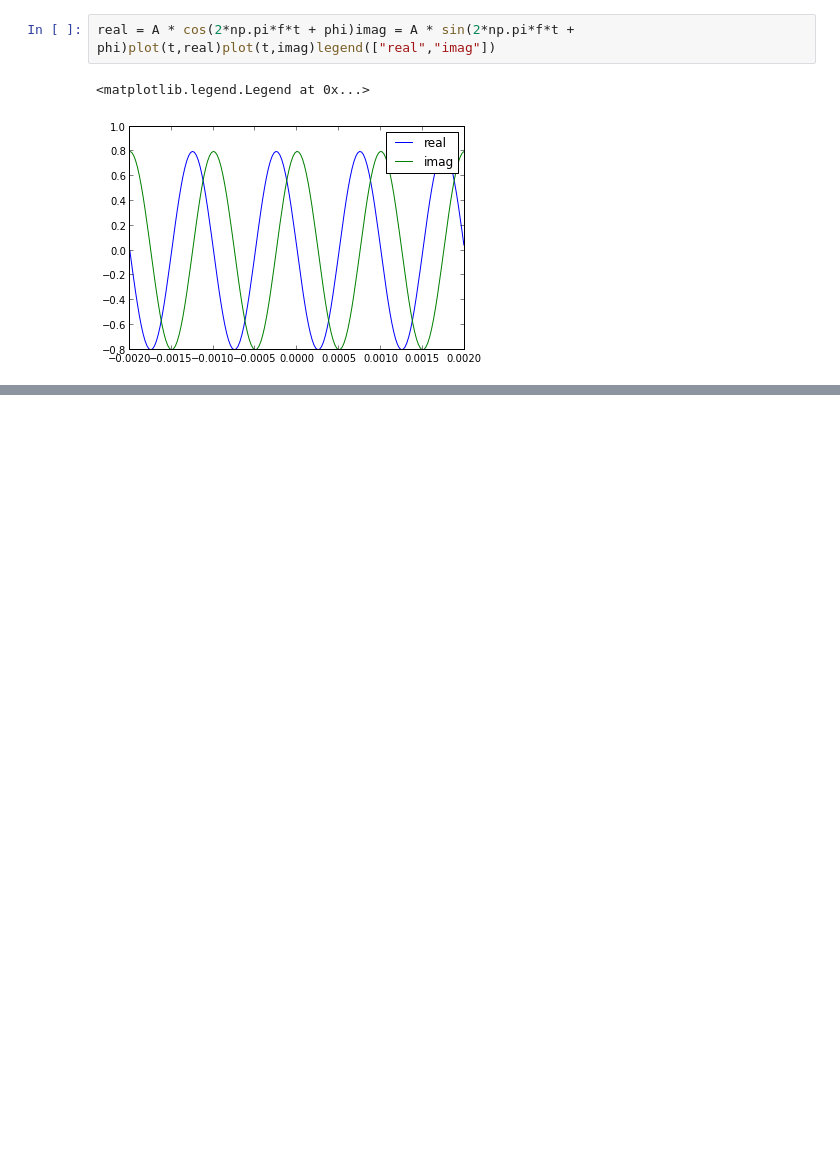
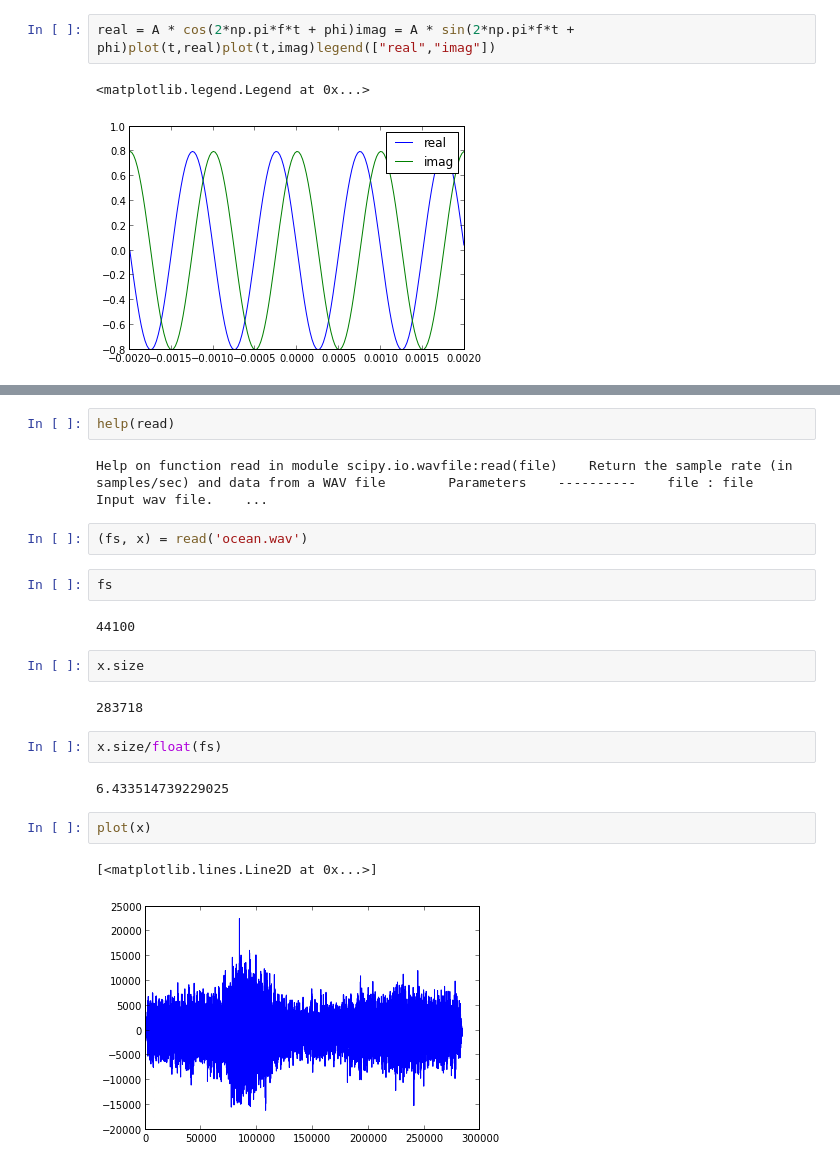
Before and after one commit to joomladigger/asp, a Jupyter notebook: lecture 1.ipynb, the cells around one changed output, grey strips where cells are left out. Saved outputs shown, nothing was run; the diff lists cells and outputs as text; blank space fills up the shorter version.

Commit message:
add read wavefile

```diff
--- a/lecture 1.ipynb
+++ b/lecture 1.ipynb
@@ -18,0 +51,23 @@ real = A * cos(2*np.pi*f*t + phi)imag = A * sin(2*np.pi*f*t + phi)plot(t,real)pl
+# %%
+help(read)
+# %% [output]
+Help on function read in module scipy.io.wavfile:read(file)    Return the sample rate (in samples/sec) and data from a WAV file        Parameters    ----------    file : file        Input wav file.    ...
+# %%
+(fs, x) = read('ocean.wav')
+# %%
+fs
+# %% [output]
+44100
+# %%
+x.size
+# %% [output]
+283718
+# %%
+x.size/float(fs)
+# %% [output]
+6.433514739229025
+# %%
+plot(x)
+# %% [output]
+[<matplotlib.lines.Line2D at 0x...>]
+[figure, added]
```
Also changed, not shown: parts of 9 cells of this notebook.
